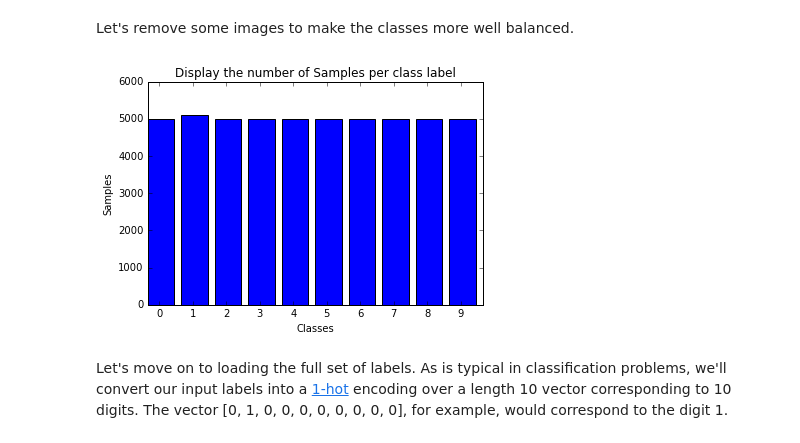
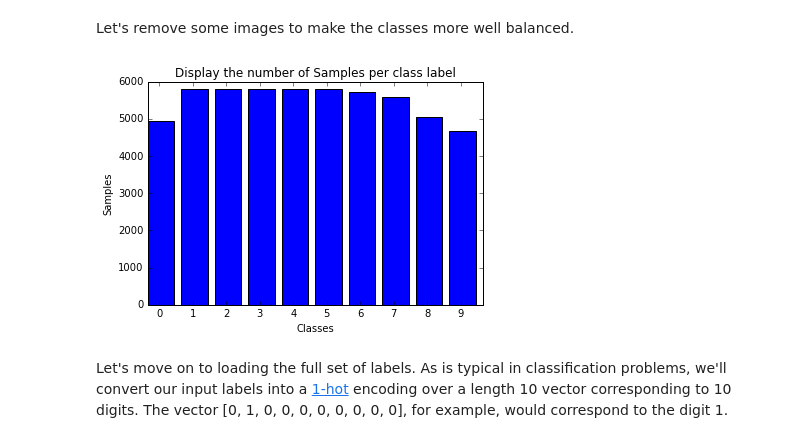
Before and after one commit to thalles753/machine-learning, a Jupyter notebook: projects/capstone/my_project/image_segmentation_recognizer.ipynb, the cells around one changed output. Cells and saved outputs as stored; diff of their text form; code cells hidden in the pictures.

```diff
--- a/projects/capstone/my_project/image_segmentation_recognizer.ipynb
+++ b/projects/capstone/my_project/image_segmentation_recognizer.ipynb
@@ -40,23 +39,26 @@ extra_32x32.mat download completed.
 # %% [markdown]
 Load the training and testing sets.
 # %%
+traning_size = 73257
+testing_size = 26032
+
 raw_train_data = sio.loadmat(train_dataset_filename)
 raw_test_data = sio.loadmat(test_dataset_filename)
-raw_extra_data = sio.loadmat(extra_dataset_filename)
+#raw_extra_data = sio.loadmat(extra_dataset_filename)
 
-train_dataset, train_labels = raw_test_data["X"], raw_test_data["y"]
-test_dataset, test_labels = raw_train_data["X"], raw_train_data["y"]
-extra_dataset, extra_labels = raw_extra_data["X"], raw_extra_data["y"]
+train_dataset, train_labels =  raw_train_data["X"], raw_train_data["y"]
+test_dataset, test_labels = raw_test_data["X"], raw_test_data["y"]
+#extra_dataset, extra_labels = raw_extra_data["X"], raw_extra_data["y"]
 
 # free up memory from the notebook cache
 %xdel raw_train_data
-%xdel raw_extra_data
 %xdel raw_test_data
+#%xdel raw_extra_data
 
 print "Train dataset shape:", train_dataset.shape
 print "Train labels shape:",train_labels.shape
 print "Test dataset shape:",test_dataset.shape
 print "Test labels shape:",test_labels.shape
-print "Extra dataset shape:",extra_dataset.shape
-print "Extra labels shape:",extra_labels.shape
+#print "Extra dataset shape:",extra_dataset.shape
+#print "Extra labels shape:",extra_labels.shape
 # %% [output]
@@ -171,16 +163,16 @@ for index in range(0,test_labels.size):
     if test_labels[index] == 10:
         test_labels[index] = 0
 
-for index in range(0,extra_labels.size):
-    if extra_labels[index] == 10:
-        extra_labels[index] = 0
+#for index in range(0,extra_labels.size):
+#    if extra_labels[index] == 10:
+#        extra_labels[index] = 0
 
 # reshape the labels to be 1-D array
 train_labels = train_labels.reshape(train_labels.size)
 test_labels = test_labels.reshape(test_labels.size)
-extra_labels = extra_labels.reshape(extra_labels.size)
+#extra_labels = extra_labels.reshape(extra_labels.size)
 
 print "Train labels shape:",train_labels.shape
 print "Test labels shape:",test_labels.shape
-print "Extra labels shape:",extra_labels.shape
+#print "Extra labels shape:",extra_labels.shape
 # %% [output]
@@ -215,21 +221,21 @@ Let's remove some images to make the classes more well balanced.
 # %%
 import random
 
 data_distribution = np.bincount(train_labels)
-limit = 5000
-indexes = list(range(len(extra_labels)))
-random.shuffle(indexes)
+MAX_LIMIT_SAMPLE_PER_CLASS = 5500
 
-for index in indexes:
-    if data_distribution[extra_labels[index]] < limit:
-        train_dataset = np.append(train_dataset, extra_dataset[index])
-        train_labels = np.append(train_labels, extra_labels[index])
-        data_distribution[extra_labels[index]] += 1
+to_remove = []
+
+for index in range(0, len(train_labels)):
+    label = train_labels[index]
+    if data_distribution[label] > MAX_LIMIT_SAMPLE_PER_CLASS:
+        to_remove.append(index)
+        data_distribution[label] -= 1
 
 # redisplay the data distribution
-display_data_distribution(train_labels)
+display_data_distribution(np.delete(train_labels, to_remove))
 # %% [output]
-[figure, old version]
+[figure, new version]
 # %% [markdown]
 Let's move on to loading the full set of labels. As is typical in classification problems, we'll convert our input labels into a [1-hot](https://en.wikipedia.org/wiki/One-hot) encoding over a length 10 vector corresponding to 10 digits. The vector [0, 1, 0, 0, 0, 0, 0, 0, 0, 0], for example, would correspond to the digit 1.
 # %%
```
Also changed, not shown: parts of 10 cells of this notebook.
